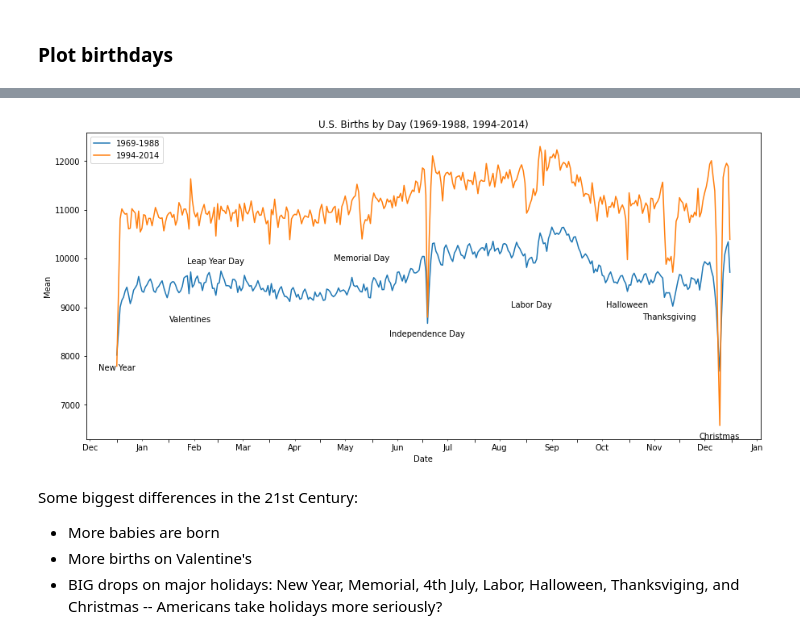
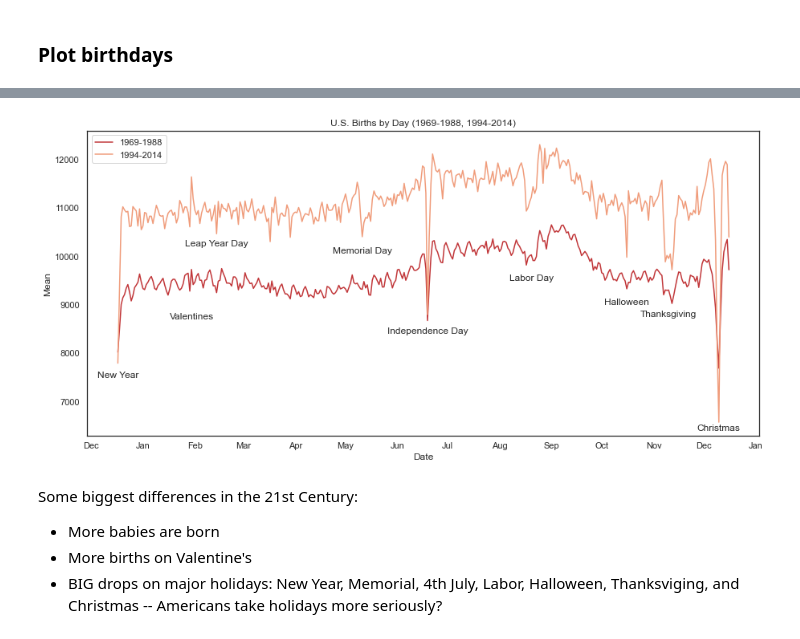
Before and after one commit to taidnguyen/us-birthdays, a Jupyter notebook: main.ipynb, the cells around one changed output, grey strips where cells are left out. Saved outputs shown, nothing was run; the diff lists cells and outputs as text; code cells hidden in the pictures.

```diff
--- a/main.ipynb
+++ b/main.ipynb
@@ -9,6 +9,8 @@ import seaborn as sns
 import statsmodels.api as sm
 %matplotlib inline
 plt.rcParams['figure.figsize'] = (15, 7) #set figsize for all
+sns.set(palette = 'RdBu')
+sns.set_style('white')
 # %% [markdown]
 ### Read data and concat
 # %% [markdown]
@@ -85,33 +87,33 @@ ax.xaxis.set_minor_formatter(mpl.dates.DateFormatter('%b'))
 # %%
 # Has trend changed? Compared the two periods
 fig, ax = plt.subplots()
 
 for i, df in enumerate([vpd, fte]):
     df['date'] = pd.to_datetime('2012-'+df['month'].astype(str)+'-'+df['day'].astype(str))
     data = df.groupby('date')['births'].mean().reset_index(name='mean').sort_values('date')
 
     sns.lineplot(x=data['date'], y=data['mean'], ax=ax)
 
-ax.text(datetime.datetime(2012, 1, 1), 7700, "New Year", ha='center')
+ax.text(datetime.datetime(2012, 1, 1), 7500, "New Year", ha='center')
 ax.text(datetime.datetime(2012, 2, 14), 8700, "Valentines", ha='center')
-ax.text(datetime.datetime(2012, 2, 29), 9900, "Leap Year Day", ha='center')
-ax.text(datetime.datetime(2012, 5, 26), 9950, "Memorial Day", ha='center')
+ax.text(datetime.datetime(2012, 2, 29), 10200, "Leap Year Day", ha='center')
+ax.text(datetime.datetime(2012, 5, 26), 10050, "Memorial Day", ha='center')
 ax.text(datetime.datetime(2012, 7, 4), 8400, "Independence Day", ha='center')
-ax.text(datetime.datetime(2012, 9, 4), 9000, "Labor Day", ha='center')
+ax.text(datetime.datetime(2012, 9, 4), 9500, "Labor Day", ha='center')
 ax.text(datetime.datetime(2012, 10, 31), 9000, "Halloween", ha='center')
 ax.text(datetime.datetime(2012, 11, 25), 8750, "Thanksgiving", ha='center')
-ax.text(datetime.datetime(2012, 12, 25), 6300, "Christmas", ha='center')
+ax.text(datetime.datetime(2012, 12, 25), 6400, "Christmas", ha='center')
 
 ax.xaxis.set_major_locator(mpl.dates.MonthLocator()) #force major ticks on a monthly time scale
 ax.xaxis.set_minor_locator(mpl.dates.MonthLocator(bymonthday=16))
 ax.xaxis.set_major_formatter(mpl.ticker.NullFormatter())
 ax.xaxis.set_minor_formatter(mpl.dates.DateFormatter('%b'))
 
 ax.set(title='U.S. Births by Day (1969-1988, 1994-2014)', ylabel='Mean', xlabel='Date')
 ax.legend(['1969-1988','1994-2014'])
 plt.show()
 # %% [output]
-[figure, old version]
+[figure, new version]
 # %% [markdown]
 Some biggest differences in the 21st Century:
 - More babies are born
```
Also changed, not shown: parts of 5 cells of this notebook.
